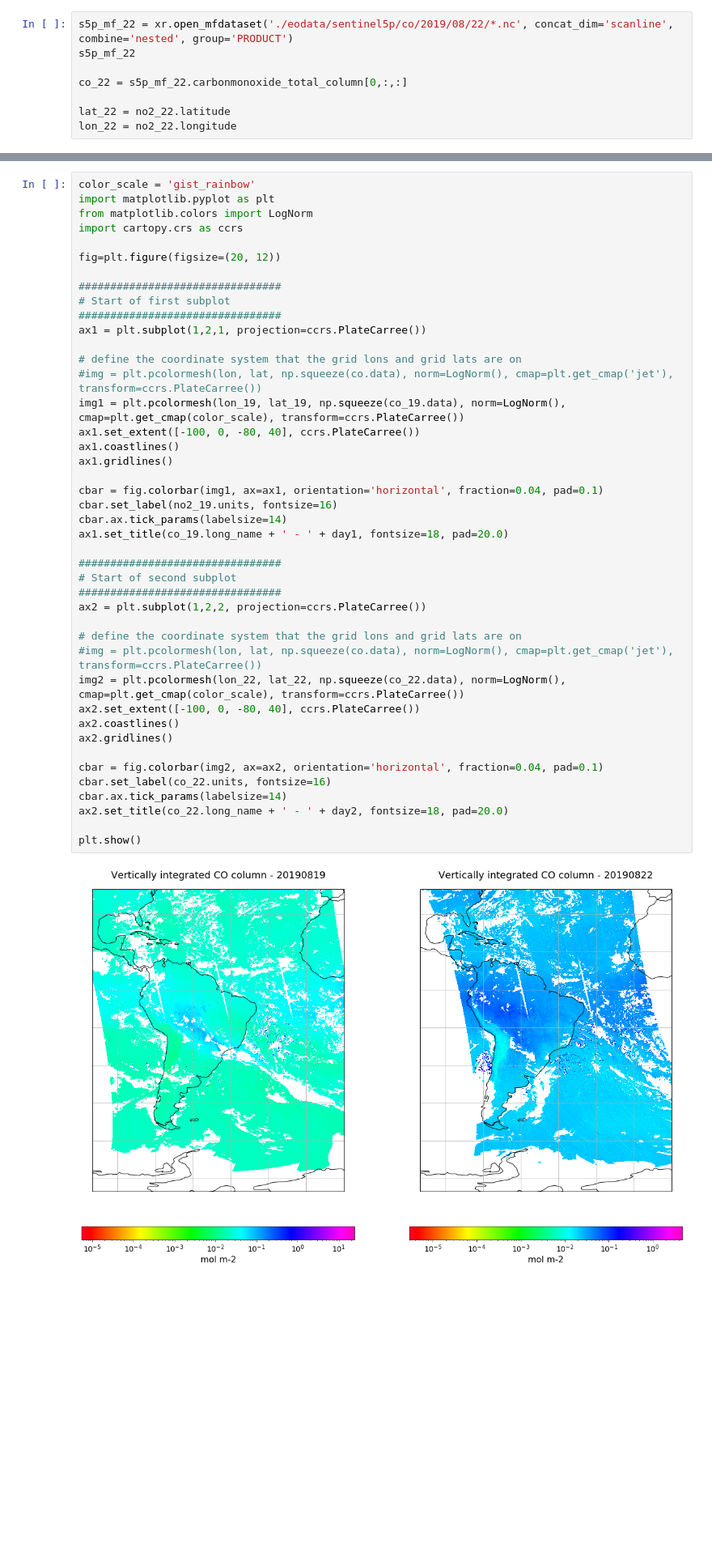
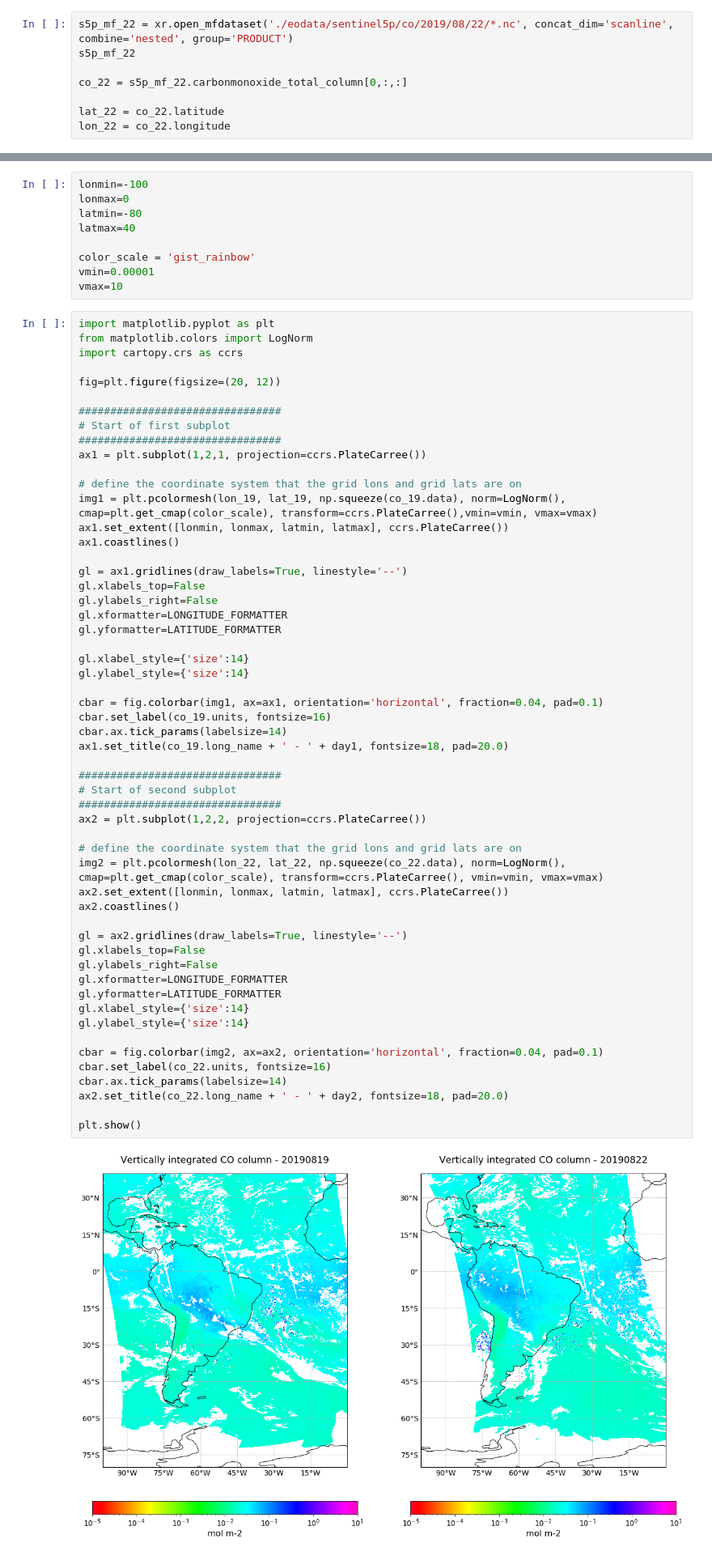
Before and after one commit to federicofierli1/LTPy_Notebooks_satellite_copernicus, a Jupyter notebook: 31_ltpy_v01_AC_SAF_L2_case_study.ipynb, the cells around one changed output, grey strips where cells are left out. Shown at 81% size. Drawn from its saved outputs; the diff is of its cells as text; blank space fills up the shorter version.

```diff
--- a/31_ltpy_v01_AC_SAF_L2_case_study.ipynb
+++ b/31_ltpy_v01_AC_SAF_L2_case_study.ipynb
@@ -372,57 +372,78 @@ s5p_mf_22
 
 co_22 = s5p_mf_22.carbonmonoxide_total_column[0,:,:]
 
-lat_22 = no2_22.latitude
-lon_22 = no2_22.longitude
+lat_22 = co_22.latitude
+lon_22 = co_22.longitude
 # %% [markdown]
 <br>
 # %% [markdown]
 Plot both `DataArrays` in one row, with `subplot`.
+# %%
+lonmin=-100
+lonmax=0
+latmin=-80
+latmax=40
+
+color_scale = 'gist_rainbow'
+vmin=0.00001
+vmax=10
 # %%
-color_scale = 'gist_rainbow'
 import matplotlib.pyplot as plt
 from matplotlib.colors import LogNorm
 import cartopy.crs as ccrs
 
 fig=plt.figure(figsize=(20, 12))
 
 ################################
 # Start of first subplot
 ################################
 ax1 = plt.subplot(1,2,1, projection=ccrs.PlateCarree())
 
 # define the coordinate system that the grid lons and grid lats are on
-#img = plt.pcolormesh(lon, lat, np.squeeze(co.data), norm=LogNorm(), cmap=plt.get_cmap('jet'), transform=ccrs.PlateCarree())
-img1 = plt.pcolormesh(lon_19, lat_19, np.squeeze(co_19.data), norm=LogNorm(), cmap=plt.get_cmap(color_scale), transform=ccrs.PlateCarree())
-ax1.set_extent([-100, 0, -80, 40], ccrs.PlateCarree())
+img1 = plt.pcolormesh(lon_19, lat_19, np.squeeze(co_19.data), norm=LogNorm(), cmap=plt.get_cmap(color_scale), transform=ccrs.PlateCarree(),vmin=vmin, vmax=vmax)
+ax1.set_extent([lonmin, lonmax, latmin, latmax], ccrs.PlateCarree())
 ax1.coastlines()
-ax1.gridlines()
+
+gl = ax1.gridlines(draw_labels=True, linestyle='--')
+gl.xlabels_top=False
+gl.ylabels_right=False
+gl.xformatter=LONGITUDE_FORMATTER
+gl.yformatter=LATITUDE_FORMATTER
+
+gl.xlabel_style={'size':14}
+gl.ylabel_style={'size':14}
 
 cbar = fig.colorbar(img1, ax=ax1, orientation='horizontal', fraction=0.04, pad=0.1)
-cbar.set_label(no2_19.units, fontsize=16)
+cbar.set_label(co_19.units, fontsize=16)
 cbar.ax.tick_params(labelsize=14)
 ax1.set_title(co_19.long_name + ' - ' + day1, fontsize=18, pad=20.0)
 
 ################################
 # Start of second subplot
 ################################
 ax2 = plt.subplot(1,2,2, projection=ccrs.PlateCarree())
 
 # define the coordinate system that the grid lons and grid lats are on
-#img = plt.pcolormesh(lon, lat, np.squeeze(co.data), norm=LogNorm(), cmap=plt.get_cmap('jet'), transform=ccrs.PlateCarree())
-img2 = plt.pcolormesh(lon_22, lat_22, np.squeeze(co_22.data), norm=LogNorm(), cmap=plt.get_cmap(color_scale), transform=ccrs.PlateCarree())
-ax2.set_extent([-100, 0, -80, 40], ccrs.PlateCarree())
+img2 = plt.pcolormesh(lon_22, lat_22, np.squeeze(co_22.data), norm=LogNorm(), cmap=plt.get_cmap(color_scale), transform=ccrs.PlateCarree(), vmin=vmin, vmax=vmax)
+ax2.set_extent([lonmin, lonmax, latmin, latmax], ccrs.PlateCarree())
 ax2.coastlines()
-ax2.gridlines()
+
+gl = ax2.gridlines(draw_labels=True, linestyle='--')
+gl.xlabels_top=False
+gl.ylabels_right=False
+gl.xformatter=LONGITUDE_FORMATTER
+gl.yformatter=LATITUDE_FORMATTER
+gl.xlabel_style={'size':14}
+gl.ylabel_style={'size':14}
 
 cbar = fig.colorbar(img2, ax=ax2, orientation='horizontal', fraction=0.04, pad=0.1)
 cbar.set_label(co_22.units, fontsize=16)
 cbar.ax.tick_params(labelsize=14)
 ax2.set_title(co_22.long_name + ' - ' + day2, fontsize=18, pad=20.0)
 
 plt.show()
 # %% [output]
-[figure, old version]
+[figure, new version]
 # %% [markdown]
 <br>
 # %% [markdown]
```
Also changed, not shown: parts of 18 cells of this notebook, 1 other file.
